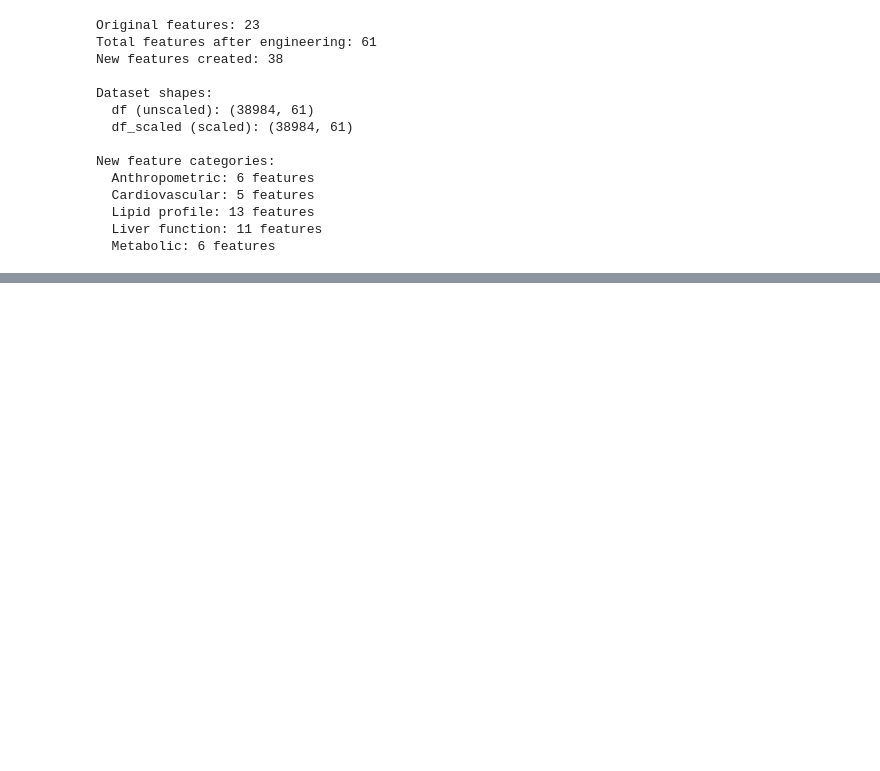
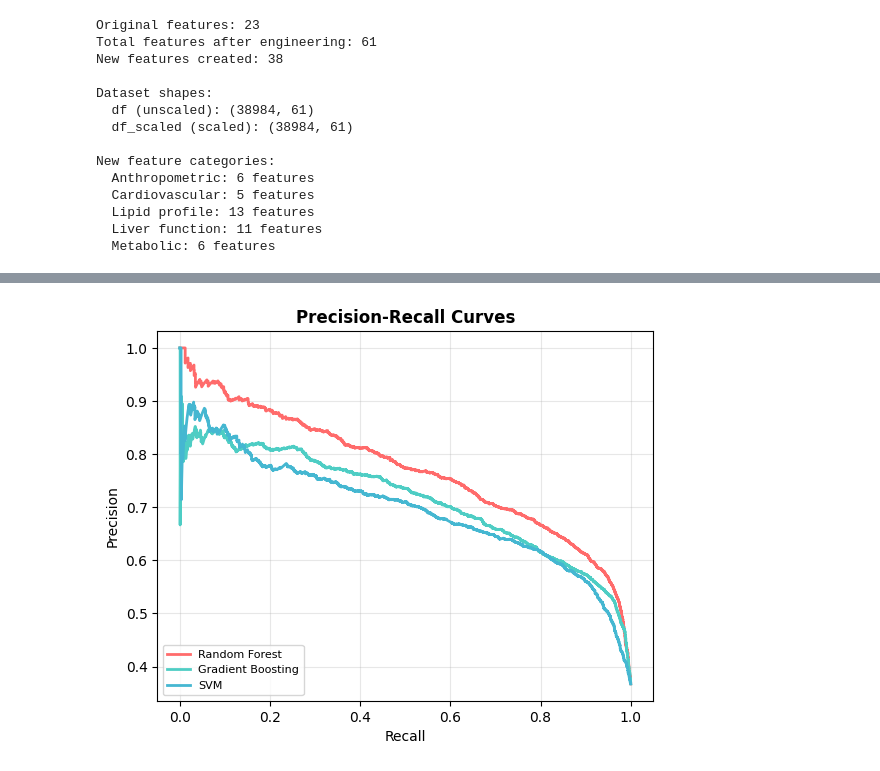
Before and after one commit to BogdanJas/rr_smoker_status_prediction, a Jupyter notebook: main.ipynb, the cells around one changed output, grey strips where cells are left out. Cells and saved outputs as stored; diff of their text form; code cells hidden in the pictures; blank space fills up the shorter version.

```diff
--- a/main.ipynb
+++ b/main.ipynb
@@ -597,0 +1071,13 @@ New feature categories:
+# %%
+# 3. Precision-Recall Curves
+for i, (name, results) in enumerate(model_results.items()):
+    precision, recall, _ = precision_recall_curve(y_val, results['probabilities'])
+    plt.plot(recall, precision, color=colors_roc[i], linewidth=2, label=name)
+
+plt.xlabel('Recall')
+plt.ylabel('Precision')
+plt.title('Precision-Recall Curves', fontsize=12, fontweight='bold')
+plt.legend(loc='lower left', fontsize=8)
+plt.grid(True, alpha=0.3)
+# %% [output]
+[figure, added]
```
Also changed, not shown: parts of 24 cells of this notebook.
